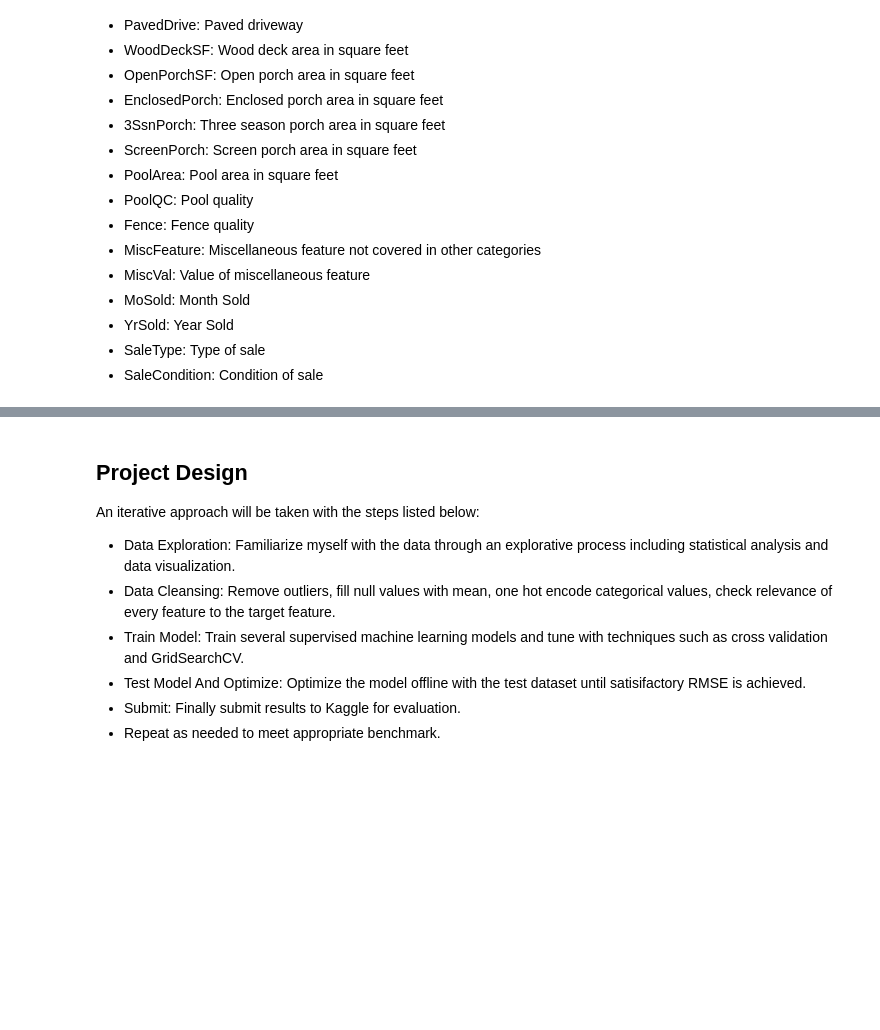
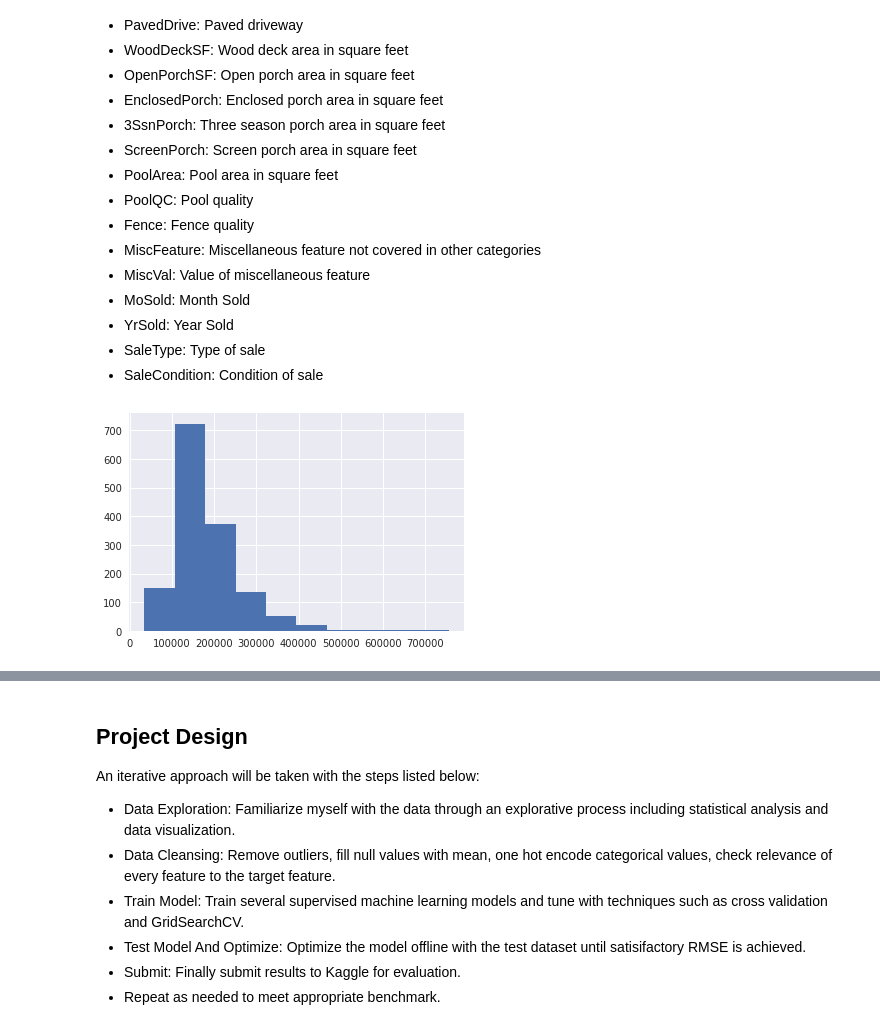
Before and after one commit to dirkhonda/udacity, a Jupyter notebook: capstone/proposal.ipynb, the cells around one changed output, grey strips where cells are left out. Saved outputs shown, nothing was run; the diff lists cells and outputs as text; code cells hidden in the pictures; blank space fills up the shorter version.

```diff
--- a/capstone/proposal.ipynb
+++ b/capstone/proposal.ipynb
@@ -102,3 +104,17 @@ Data Columns:
 + YrSold: Year Sold
 + SaleType: Type of sale
 + SaleCondition: Condition of sale
+# %%
+import seaborn as sns
+import pandas as pd
+import matplotlib.pyplot as plt
+
+data = pd.read_csv('housing/train.csv')
+prices = data['SalePrice']
+year_built = data['YearBuilt']
+year_sold = data['YrSold']
+month_sold = data['MoSold']
+
+out = plt.hist(prices)
+# %% [output]
+[figure, added]
```
Also changed, not shown: parts of 6 cells of this notebook, 1 other file.
